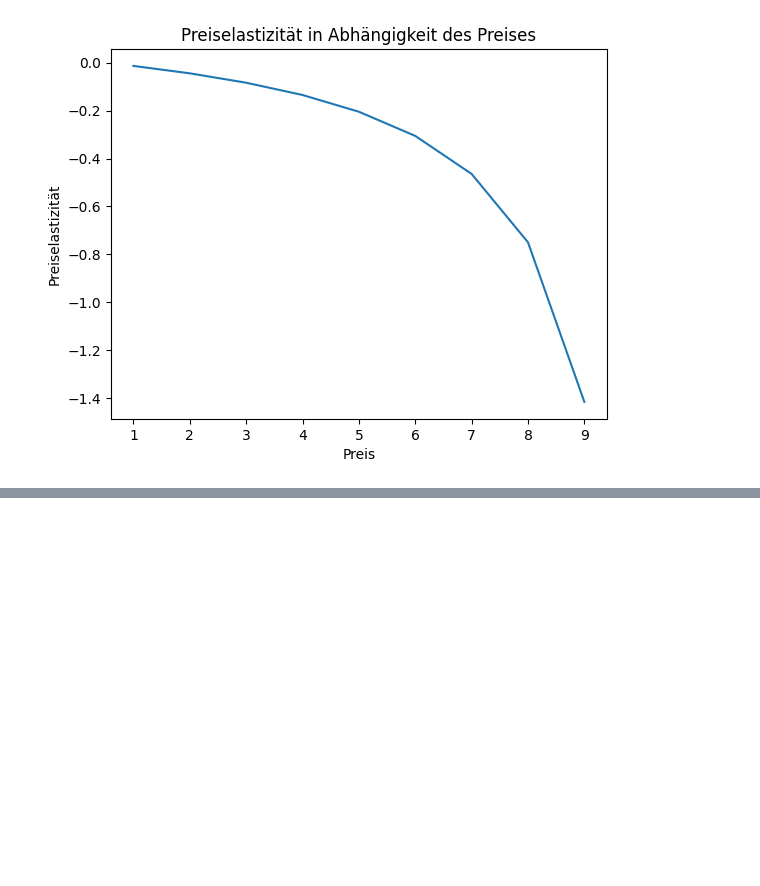
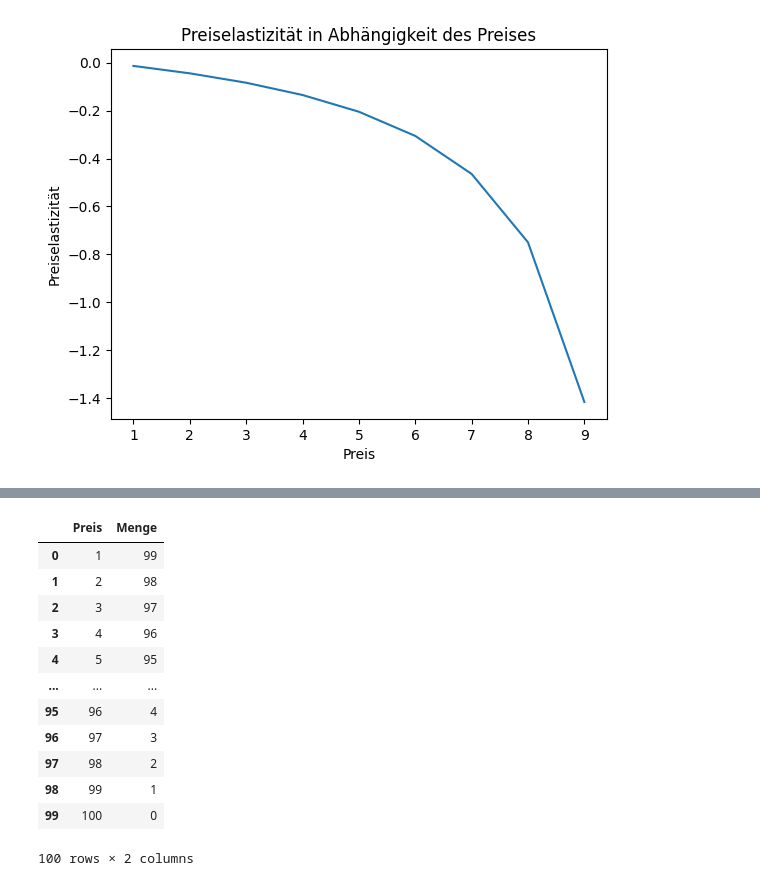
Before and after one commit to SkriptenMk/WR_I_24-27, a Jupyter notebook: docs/bwl/marketing/250828_preiselastizitaet.ipynb, the cells around one changed output, grey strips where cells are left out. Cells and saved outputs as stored; diff of their text form; code cells hidden in the pictures; blank space fills up the shorter version.

```diff
--- a/docs/bwl/marketing/250828_preiselastizitaet.ipynb
+++ b/docs/bwl/marketing/250828_preiselastizitaet.ipynb
@@ -125,0 +145,18 @@ plt.show()
+# %%
+df = pd.DataFrame(preis, columns=['Preis'])
+df['Menge'] = df['Preis'] * -1 + 100
+df
+# %% [output]
+|  | Preis | Menge |
+| 0 | 1 | 99 |
+| 1 | 2 | 98 |
+| 2 | 3 | 97 |
+| 3 | 4 | 96 |
+| 4 | 5 | 95 |
+| ... | ... | ... |
+| 95 | 96 | 4 |
+| 96 | 97 | 3 |
+| 97 | 98 | 2 |
+| 98 | 99 | 1 |
+| 99 | 100 | 0 |
+100 rows × 2 columns
```
Also changed, not shown: parts of 5 cells of this notebook.
